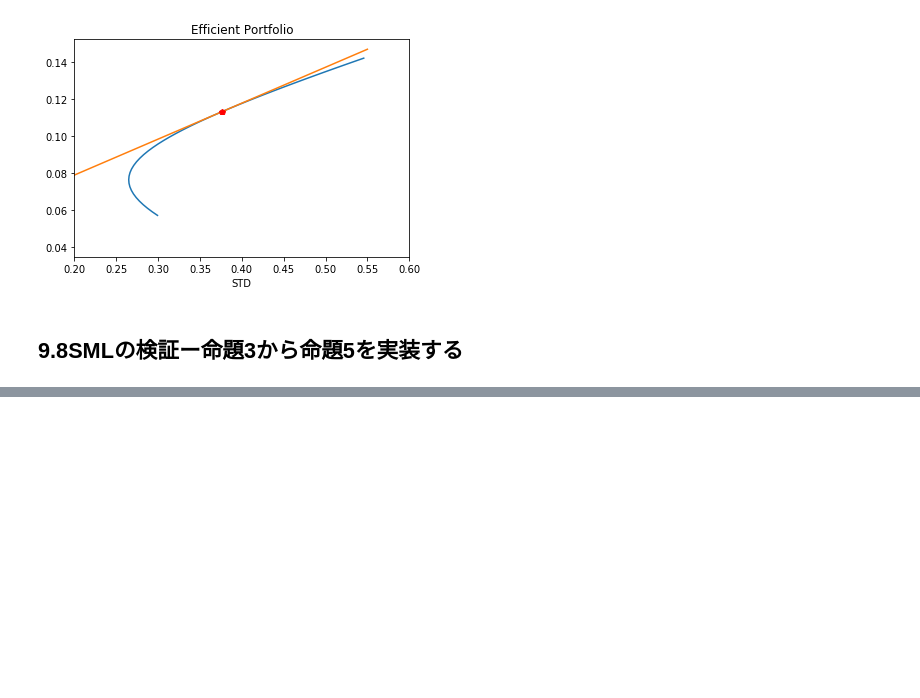
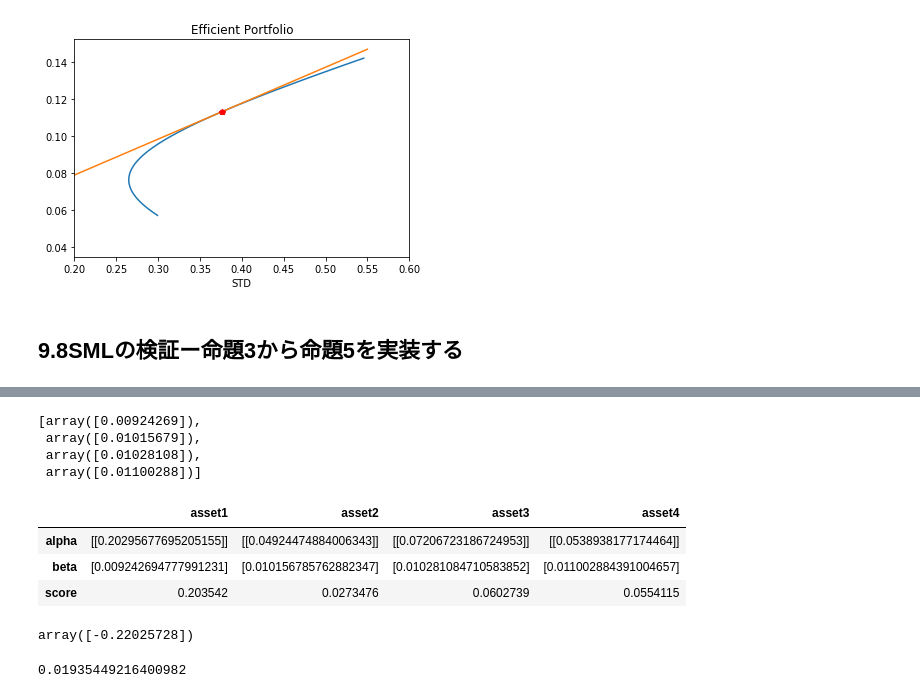
Before and after one commit to anaito13/Financial-Modeling-4th-edition, a Jupyter notebook: 2.ポートフォリオモデル/9効率的ポートフォリオの導出.ipynb, the cells around one changed output, grey strips where cells are left out. Saved outputs shown, nothing was run; the diff lists cells and outputs as text; code cells hidden in the pictures; blank space fills up the shorter version.

```diff
--- a/2.ポートフォリオモデル/9効率的ポートフォリオの導出.ipynb
+++ b/2.ポートフォリオモデル/9効率的ポートフォリオの導出.ipynb
@@ -134,0 +183,33 @@ dtype: float64
+# %%
+from sklearn.linear_model import LinearRegression
+alpha = []
+beta = []
+score = []
+model = LinearRegression()
+columns = ["asset1","asset2","asset3","asset4"]
+for col in columns:
+    X = df.loc[:,[col]].values
+    Y = df.loc[:,["EP"]].values
+    model.fit(X,Y)
+    alpha.append(model.coef_)
+    beta.append(model.intercept_)
+    score.append(model.score(X,Y))
+# %%
+beta
+# %% [output]
+[array([0.00924269]),
+ array([0.01015679]),
+ array([0.01028108]),
+ array([0.01100288])]
+# %%
+df_reg1 = pd.DataFrame([alpha,beta,score])
+# %%
+df_reg1.columns=columns
+df_reg1.index = ["alpha","beta","score"]
+# %%
+df_reg1
+# %% [output]
+|  | asset1 | asset2 | asset3 | asset4 |
+| alpha | [[0.20295677695205155]] | [[0.04924474884006343]] | [[0.07206723186724953]] | [[0.0538938177174464]] |
+| beta | [0.009242694777991231] | [0.010156785762882347] | [0.010281084710583852] | [0.011002884391004657] |
+| score | 0.203542 | 0.0273476 | 0.0602739 | 0.0554115 |
@@ -134,0 +223,8 @@ dtype: float64
+# %%
+gamma1
+# %% [output]
+array([-0.22025728])
+# %%
+gamma0
+# %% [output]
+0.01935449216400982
```
Also changed, not shown: parts of 15 cells of this notebook.
